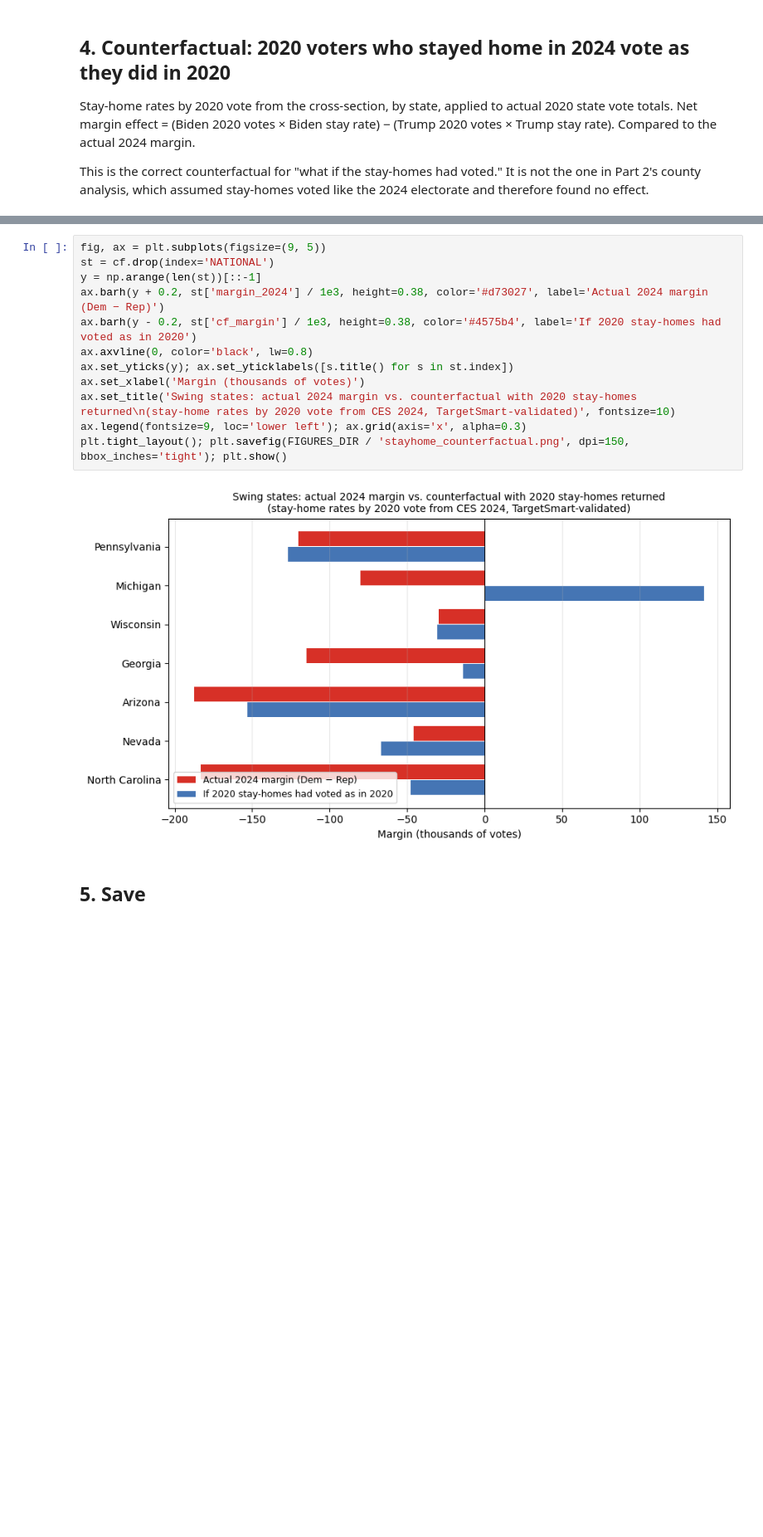
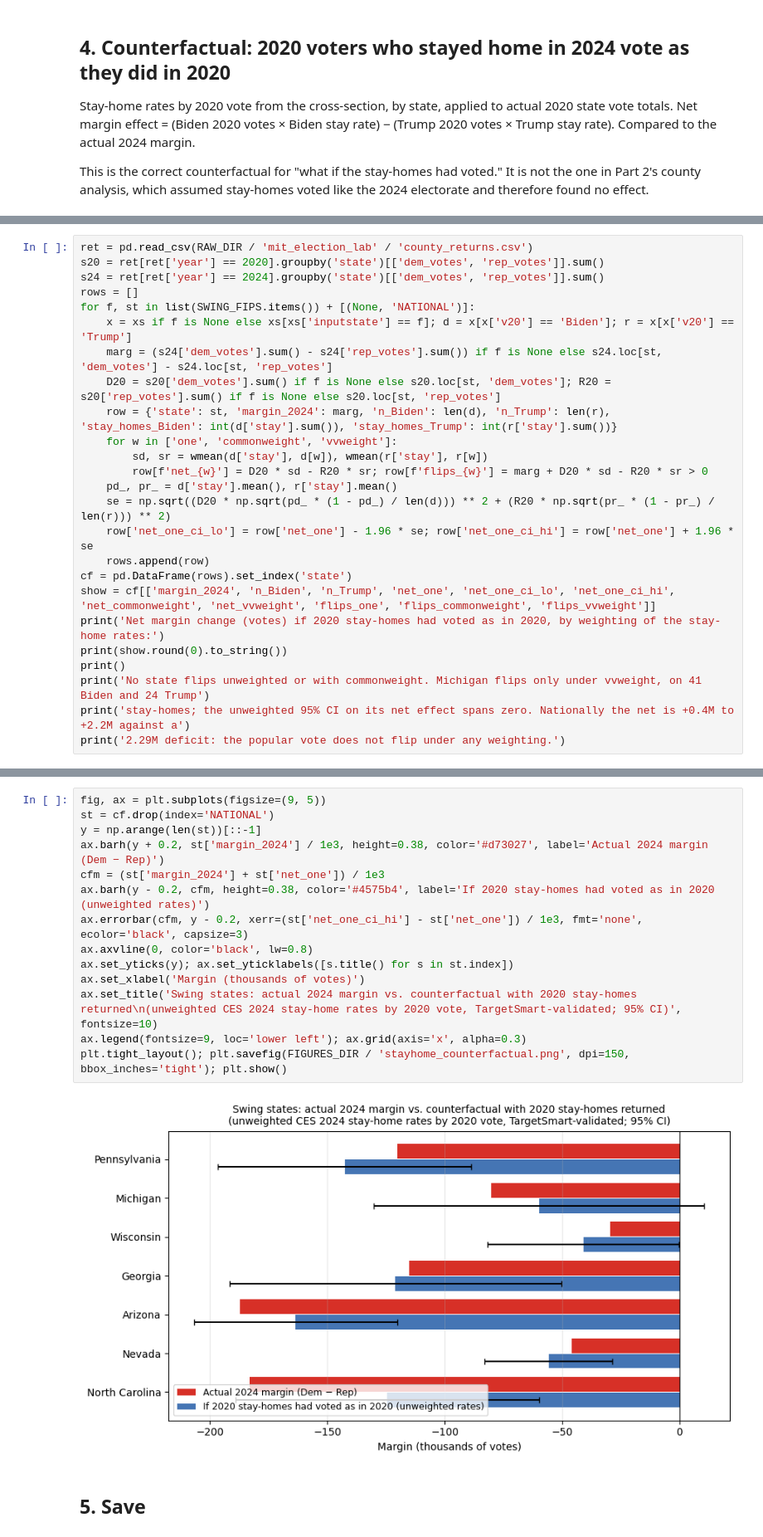
Before and after one commit to Jarmsy/2024-dnc-campaign-autopsy, a Jupyter notebook: notebooks/10_stronghold_demobilization.ipynb, the cells around one changed output, grey strips where cells are left out. Shown at 83% size. Cells and saved outputs as stored; diff of their text form; blank space fills up the shorter version.

```diff
--- a/notebooks/10_stronghold_demobilization.ipynb
+++ b/notebooks/10_stronghold_demobilization.ipynb
@@ -212,0 +182,25 @@ more than voters do, the true Democratic share of stay-homes is lower still; the
+# %%
+ret = pd.read_csv(RAW_DIR / 'mit_election_lab' / 'county_returns.csv')
+s20 = ret[ret['year'] == 2020].groupby('state')[['dem_votes', 'rep_votes']].sum()
+s24 = ret[ret['year'] == 2024].groupby('state')[['dem_votes', 'rep_votes']].sum()
+rows = []
+for f, st in list(SWING_FIPS.items()) + [(None, 'NATIONAL')]:
+    x = xs if f is None else xs[xs['inputstate'] == f]; d = x[x['v20'] == 'Biden']; r = x[x['v20'] == 'Trump']
+    marg = (s24['dem_votes'].sum() - s24['rep_votes'].sum()) if f is None else s24.loc[st, 'dem_votes'] - s24.loc[st, 'rep_votes']
+    D20 = s20['dem_votes'].sum() if f is None else s20.loc[st, 'dem_votes']; R20 = s20['rep_votes'].sum() if f is None else s20.loc[st, 'rep_votes']
+    row = {'state': st, 'margin_2024': marg, 'n_Biden': len(d), 'n_Trump': len(r), 'stay_homes_Biden': int(d['stay'].sum()), 'stay_homes_Trump': int(r['stay'].sum())}
+    for w in ['one', 'commonweight', 'vvweight']:
+        sd, sr = wmean(d['stay'], d[w]), wmean(r['stay'], r[w])
+        row[f'net_{w}'] = D20 * sd - R20 * sr; row[f'flips_{w}'] = marg + D20 * sd - R20 * sr > 0
+    pd_, pr_ = d['stay'].mean(), r['stay'].mean()
+    se = np.sqrt((D20 * np.sqrt(pd_ * (1 - pd_) / len(d))) ** 2 + (R20 * np.sqrt(pr_ * (1 - pr_) / len(r))) ** 2)
+    row['net_one_ci_lo'] = row['net_one'] - 1.96 * se; row['net_one_ci_hi'] = row['net_one'] + 1.96 * se
+    rows.append(row)
+cf = pd.DataFrame(rows).set_index('state')
+show = cf[['margin_2024', 'n_Biden', 'n_Trump', 'net_one', 'net_one_ci_lo', 'net_one_ci_hi', 'net_commonweight', 'net_vvweight', 'flips_one', 'flips_commonweight', 'flips_vvweight']]
+print('Net margin change (votes) if 2020 stay-homes had voted as in 2020, by weighting of the stay-home rates:')
+print(show.round(0).to_string())
+print()
+print('No state flips unweighted or with commonweight. Michigan flips only under vvweight, on 41 Biden and 24 Trump')
+print('stay-homes; the unweighted 95% CI on its net effect spans zero. Nationally the net is +0.4M to +2.2M against a')
+print('2.29M deficit: the popular vote does not flip under any weighting.')
@@ -213,17 +223,19 @@ more than voters do, the true Democratic share of stay-homes is lower still; the
 # %%
 fig, ax = plt.subplots(figsize=(9, 5))
 st = cf.drop(index='NATIONAL')
 y = np.arange(len(st))[::-1]
 ax.barh(y + 0.2, st['margin_2024'] / 1e3, height=0.38, color='#d73027', label='Actual 2024 margin (Dem − Rep)')
-ax.barh(y - 0.2, st['cf_margin'] / 1e3, height=0.38, color='#4575b4', label='If 2020 stay-homes had voted as in 2020')
+cfm = (st['margin_2024'] + st['net_one']) / 1e3
+ax.barh(y - 0.2, cfm, height=0.38, color='#4575b4', label='If 2020 stay-homes had voted as in 2020 (unweighted rates)')
+ax.errorbar(cfm, y - 0.2, xerr=(st['net_one_ci_hi'] - st['net_one']) / 1e3, fmt='none', ecolor='black', capsize=3)
 ax.axvline(0, color='black', lw=0.8)
 ax.set_yticks(y); ax.set_yticklabels([s.title() for s in st.index])
 ax.set_xlabel('Margin (thousands of votes)')
-ax.set_title('Swing states: actual 2024 margin vs. counterfactual with 2020 stay-homes returned\n(stay-home rates by 2020 vote from CES 2024, TargetSmart-validated)', fontsize=10)
+ax.set_title('Swing states: actual 2024 margin vs. counterfactual with 2020 stay-homes returned\n(unweighted CES 2024 stay-home rates by 2020 vote, TargetSmart-validated; 95% CI)', fontsize=10)
 ax.legend(fontsize=9, loc='lower left'); ax.grid(axis='x', alpha=0.3)
 plt.tight_layout(); plt.savefig(FIGURES_DIR / 'stayhome_counterfactual.png', dpi=150, bbox_inches='tight'); plt.show()
 # %% [output]
-[figure, old version]
+[figure, new version]
 # %% [markdown]
 ## 5. Save
 # %%
```
Also changed, not shown: parts of 8 cells of this notebook.
